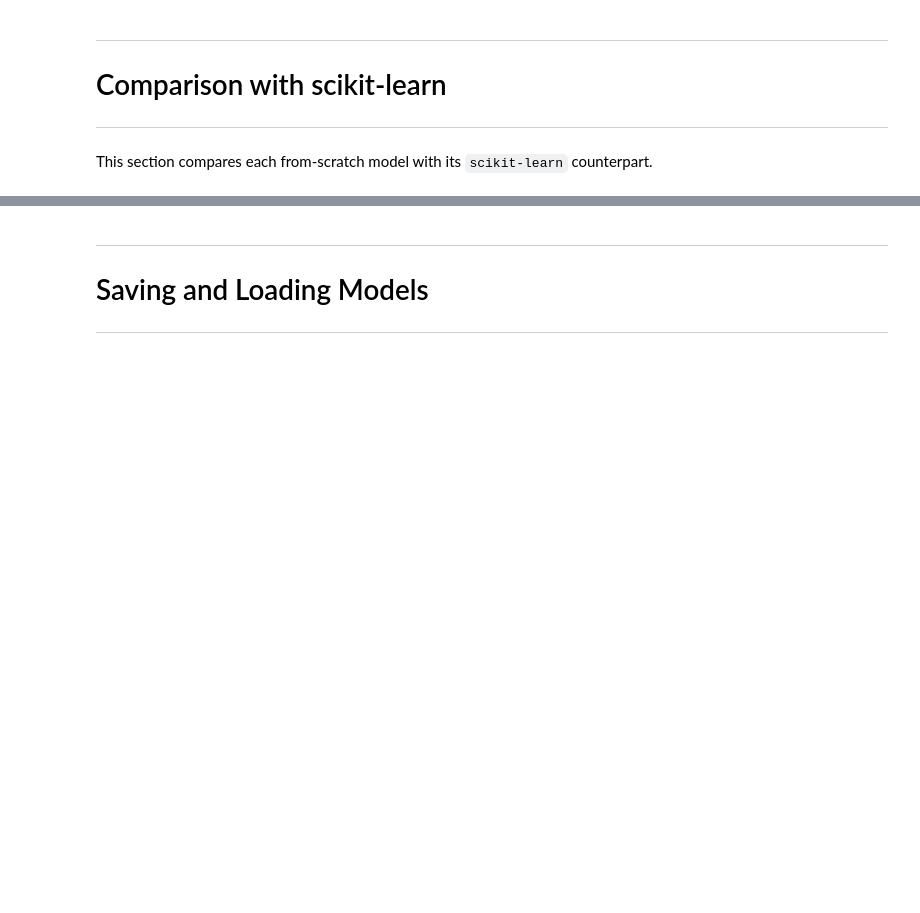
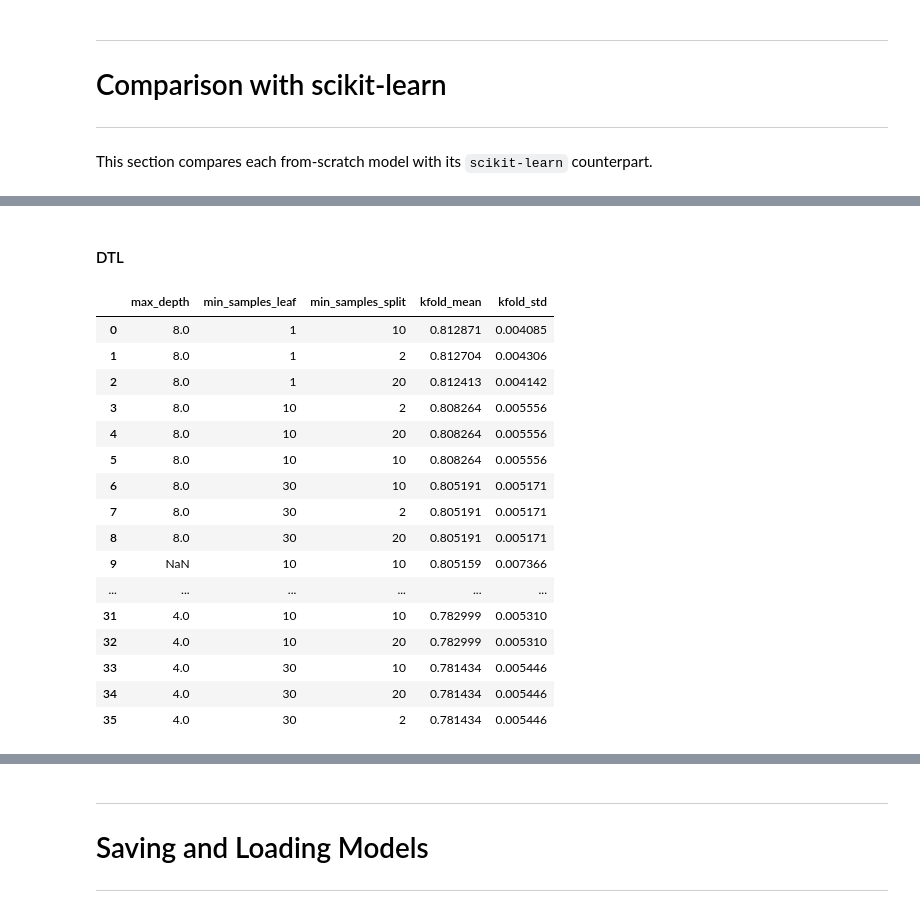
Before and after one commit to adielrum/IF3170_G32_PasukanPramaPutra, a Jupyter notebook: src/main.ipynb, the cells around one changed output, grey strips where cells are left out. Saved outputs shown, nothing was run; the diff lists cells and outputs as text; code cells hidden in the pictures; blank space fills up the shorter version.

```diff
--- a/src/main.ipynb
+++ b/src/main.ipynb
@@ -2242,0 +2658,26 @@ This section compares each from-scratch model with its `scikit-learn` counterpar
+# %% [markdown]
+#### DTL
+# %%
+tune_scikit(dtl_scikit,
+     {'max_depth': [4, 6, 8, None],
+      'min_samples_split': [2, 10, 20],
+      'min_samples_leaf': [1, 10, 30]},
+     X_train_raw, y_train_final, method=None)
+# %% [output]
+|  | max_depth | min_samples_leaf | min_samples_split | kfold_mean | kfold_std |
+| 0 | 8.0 | 1 | 10 | 0.812871 | 0.004085 |
+| 1 | 8.0 | 1 | 2 | 0.812704 | 0.004306 |
+| 2 | 8.0 | 1 | 20 | 0.812413 | 0.004142 |
+| 3 | 8.0 | 10 | 2 | 0.808264 | 0.005556 |
+| 4 | 8.0 | 10 | 20 | 0.808264 | 0.005556 |
+| 5 | 8.0 | 10 | 10 | 0.808264 | 0.005556 |
+| 6 | 8.0 | 30 | 10 | 0.805191 | 0.005171 |
+| 7 | 8.0 | 30 | 2 | 0.805191 | 0.005171 |
+| 8 | 8.0 | 30 | 20 | 0.805191 | 0.005171 |
+| 9 | NaN | 10 | 10 | 0.805159 | 0.007366 |
+| ... | ... | ... | ... | ... | ... |
+| 31 | 4.0 | 10 | 10 | 0.782999 | 0.005310 |
+| 32 | 4.0 | 10 | 20 | 0.782999 | 0.005310 |
+| 33 | 4.0 | 30 | 10 | 0.781434 | 0.005446 |
+| 34 | 4.0 | 30 | 20 | 0.781434 | 0.005446 |
+| 35 | 4.0 | 30 | 2 | 0.781434 | 0.005446 |
```
Also changed, not shown: parts of 125 cells of this notebook.
